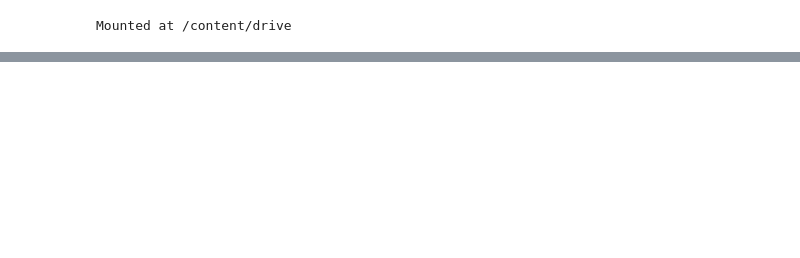
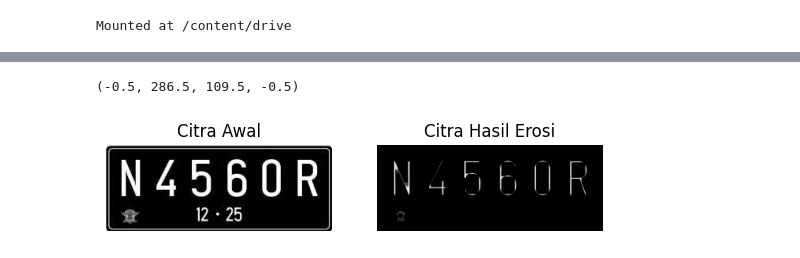
Before and after one commit to KrysnaRachmatR/PCVK_GANJIL_2023, a Jupyter notebook: Week9.ipynb, the cells around one changed output, grey strips where cells are left out. Saved outputs shown, nothing was run; the diff lists cells and outputs as text; code cells hidden in the pictures; blank space fills up the shorter version.

```diff
--- a/Week9.ipynb
+++ b/Week9.ipynb
@@ -572,0 +89,45 @@ NameError: ignored
+# %%
+def erosi_citra(F, w):
+    height, width, channels = F.shape
+
+    image_erosi = np.zeros((height, width, channels), dtype=np.uint8)
+
+    # generate structure element (square 5x5 for each channel)
+    structure_element = np.ones((w, w), dtype=np.uint8)
+    constant = (w - 1) // 2
+
+    # melakukan proses erosi untuk setiap saluran warna
+    for c in range(channels):
+        for i in range(constant, height - constant):
+            for j in range(constant, width - constant):
+                temp = F[i-constant:i+constant+1, j-constant:j+constant+1, c]
+
+                # melakukan operasi erosi dengan mengambil nilai minimum
+                eroded_value = np.min(temp * structure_element)
+
+                image_erosi[i, j, c] = eroded_value
+
+    return image_erosi
+# %%
+# Penampilan Citra Erosi dengan library morphology
+
+# Membaca gambar dalam mode keabuan
+image_erosi_a = cv2.imread('/content/drive/MyDrive/img/plat_nomer.jpg')
+
+# Menentukan ukuran kernel
+w = 5
+
+# Melakukan erosi
+hasil_erosi = erosi_citra(image_erosi_a, w)
+
+# Menampilkan gambar asli dan hasil erosi
+plt.subplot(121), plt.imshow(image_erosi_a)
+plt.title('Citra Awal')
+plt.axis('off')
+
+plt.subplot(122), plt.imshow(hasil_erosi)
+plt.title('Citra Hasil Erosi')
+plt.axis('off')
+# %% [output]
+(-0.5, 286.5, 109.5, -0.5)
+[figure, added]
```
Also changed, not shown: parts of 82 cells of this notebook.
